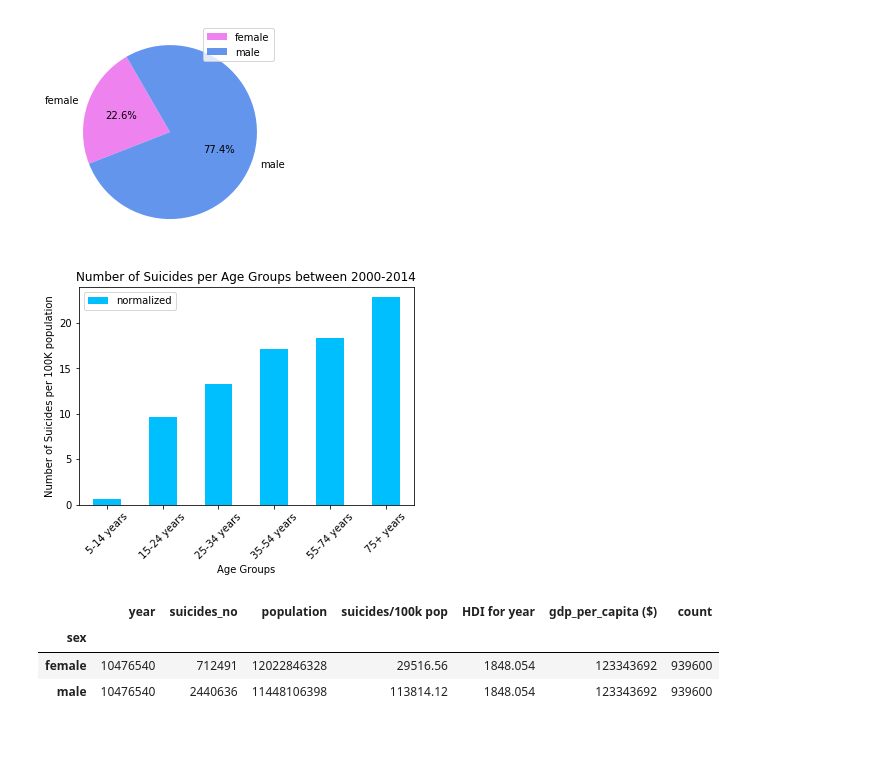
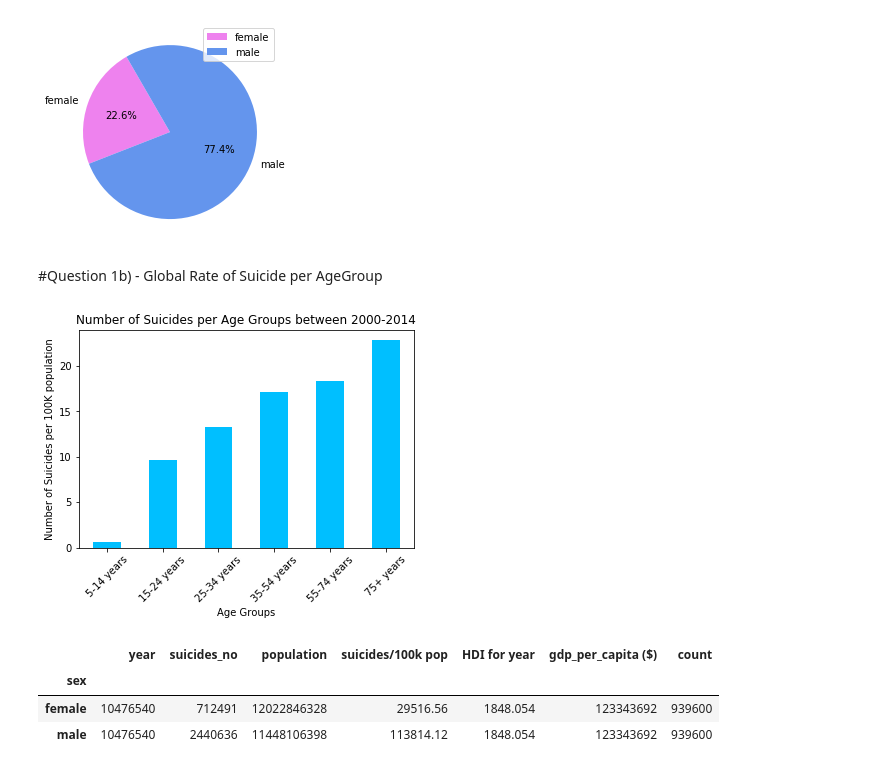
Before and after one commit to mguner-data/Global_Suicide_Data_Analysis, a Jupyter notebook: Mujgan_1/Global_Gender_Age_Group_Study_2000_2014-v4.ipynb, the cells around one changed output. Drawn from its saved outputs; the diff is of its cells as text; code cells hidden in the pictures; blank space fills up the shorter version.

```diff
--- a/Mujgan_1/Global_Gender_Age_Group_Study_2000_2014-v4.ipynb
+++ b/Mujgan_1/Global_Gender_Age_Group_Study_2000_2014-v4.ipynb
@@ -223,23 +247,24 @@ gender_15yrs2=gender_15yrs2.plot(kind="pie",subplots=True, autopct="%1.1f%%",sta
 plt.show()
 # %% [output]
 [figure]
+# %% [markdown]
+#Question 1b) - Global Rate of Suicide per AgeGroup
 # %%
-# Question 1b) - Global Rate of Suicide per AgeGroup
 age_15yrs=data_2000_2014.groupby("age").sum()
 df_age=age_15yrs.reset_index()
-# list1=[2,3,4,1,5,6]
-# series=pd.Series(list1)
+
 df_age2 = df_age.assign(list1=[2,3,4,1,5,6])
 df_age2["normalized"]=df_age2["suicides_no"]/(df_age2["population"]/100000)
 df_age3=df_age2.sort_values(by=["list1"])
 
-df_age3.plot(kind="bar",x="age", y="normalized",rot=45, color="deepskyblue")
+df_age3.plot(kind="bar",x="age", y="normalized",rot=45, color="deepskyblue", legend=False)
 plt.ylabel("Number of Suicides per 100K population")
 plt.xlabel("Age Groups")
 plt.title("Number of Suicides per Age Groups between 2000-2014")
+plt.savefig('Output_Data_mg/AgeGroup_year00_14.png')
 plt.show()
 # %% [output]
-[figure, old version]
+[figure, new version]
 # %%
 gender_15yrs
 # %% [output]
```
Also changed, not shown: parts of 19 cells of this notebook, 18 other files.
